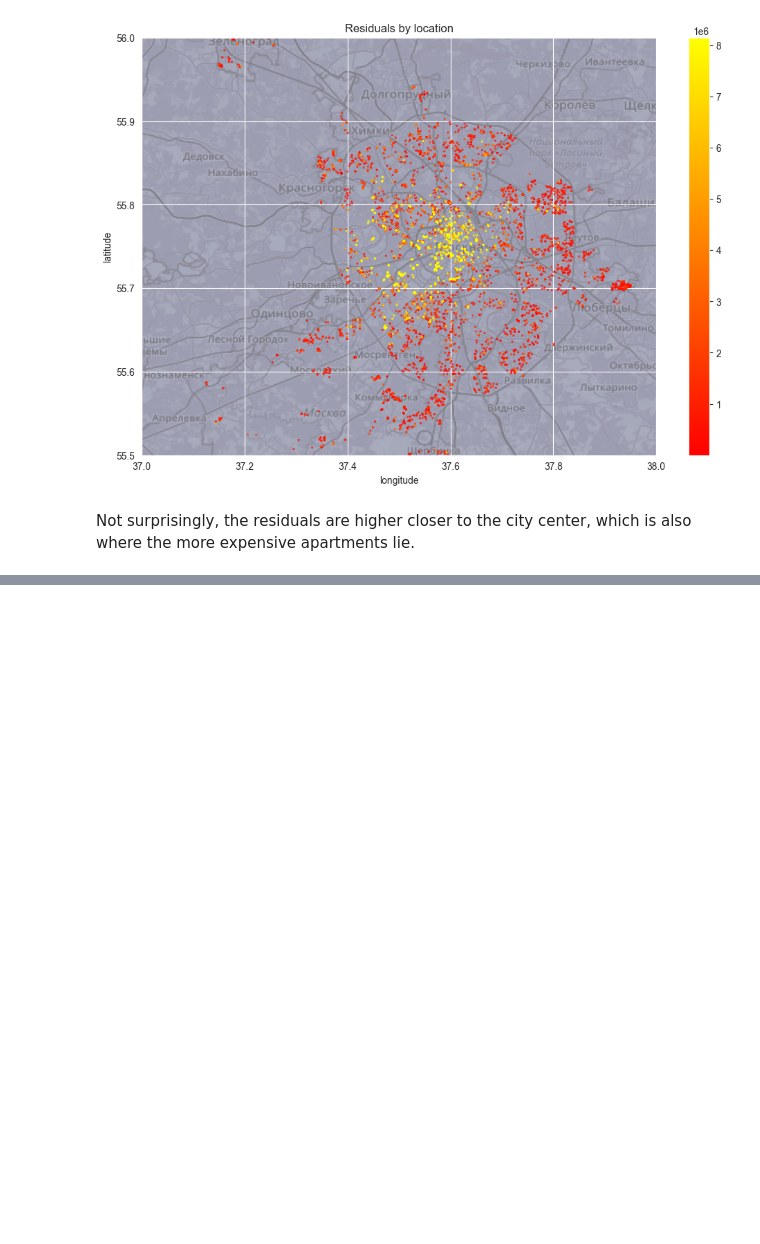
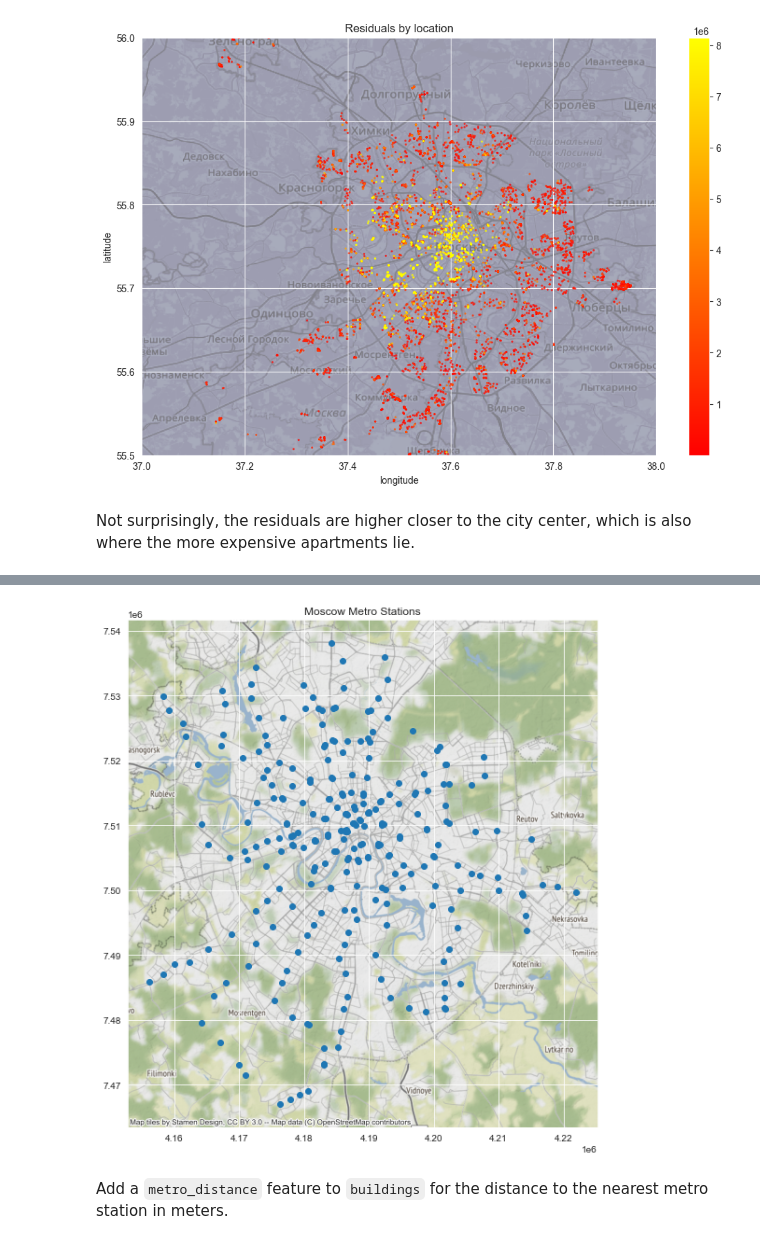
Before and after one commit to jimoskar/ml, a Jupyter notebook: project/long_notebook.ipynb, the cells around one changed output, grey strips where cells are left out. Cells and saved outputs as stored; diff of their text form; code cells hidden in the pictures; blank space fills up the shorter version.

```diff
--- a/project/long_notebook.ipynb
+++ b/project/long_notebook.ipynb
@@ -274,0 +484,9 @@ Not surprisingly, the residuals are higher closer to the city center, which is a
+# %%
+# Read the metro station location data into a DataFrame
+stations = gpd.read_file("resources/metro_stations.kml", driver="KML").drop(columns=["Description"]).rename(columns={"Name": "name"})
+
+# Create columns for the coordinates given in radians
+stations["lat_rad"] = np.radians(stations.geometry.y)
+stations["lon_rad"] = np.radians(stations.geometry.x)
+
+stations
@@ -274,0 +507,9 @@ Not surprisingly, the residuals are higher closer to the city center, which is a
+# %%
+# Plot the location of each metro station on a map
+ax = stations.to_crs(epsg=3857).plot(figsize=(10, 10))
+ax.set_title("Moscow Metro Stations")
+cx.add_basemap(ax)
+# %% [output]
+[figure, added]
+# %% [markdown]
+Add a `metro_distance` feature to `buildings` for the distance to the nearest metro station in meters.
```
Also changed, not shown: parts of 64 cells of this notebook.
